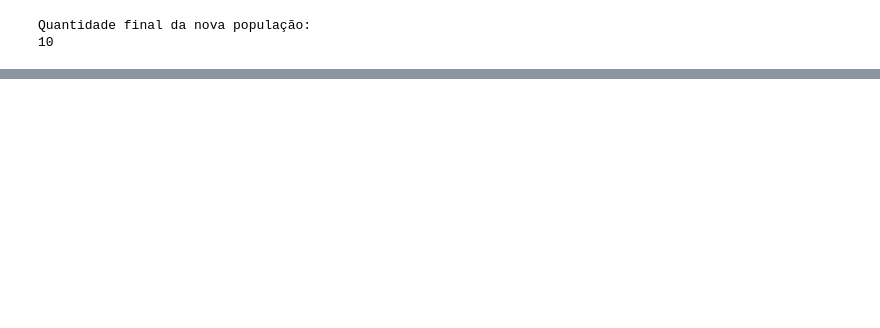
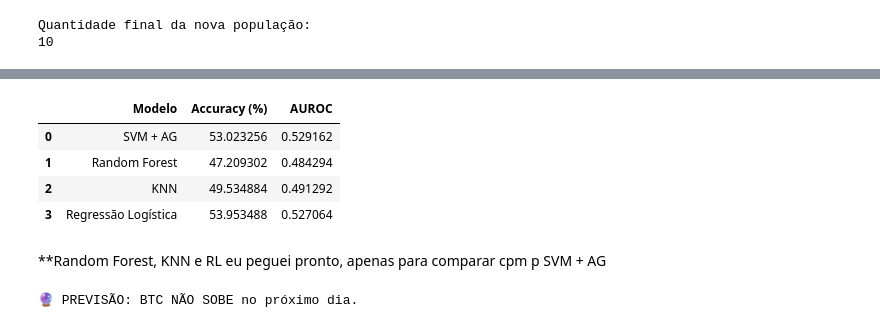
Before and after one commit to vicayumi/IC, a Jupyter notebook: notebooks/01_preditor_btc_eth.ipynb, the cells around one changed output, grey strips where cells are left out. Cells and saved outputs as stored; diff of their text form; code cells hidden in the pictures; blank space fills up the shorter version.

```diff
--- a/notebooks/01_preditor_btc_eth.ipynb
+++ b/notebooks/01_preditor_btc_eth.ipynb
@@ -1662,0 +2217,13 @@ melhores_cromossomos = [] #vai guardar o cromossomo correspondente ao melhor AUR
+# %%
+#treina
+from sklearn.svm import SVC
+
+modelo_svm_final = SVC(
+    kernel="rbf",
+    random_state=42
+)
+
+modelo_svm_final.fit(
+    X_treino_selecionado_escalado,
+    y_treino
+)
@@ -1662,0 +2414,53 @@ melhores_cromossomos = [] #vai guardar o cromossomo correspondente ao melhor AUR
+# %%
+import pandas as pd
+
+resultados = pd.DataFrame({
+    "Modelo": [
+        "SVM + AG",
+        "Random Forest",
+        "KNN",
+        "Regressão Logística"
+    ],
+    "Accuracy": [
+        acuracia_final,
+        acuracia_rf,
+        acuracia_knn,
+        acuracia_lr
+    ],
+    "AUROC": [
+        auroc_final,
+        auroc_rf,
+        auroc_knn,
+        auroc_lr
+    ]
+})
+
+resultados["Accuracy (%)"] = resultados["Accuracy"] * 100
+
+resultados = resultados[
+    ["Modelo", "Accuracy (%)", "AUROC"]
+]
+
+resultados
+# %% [output]
+|  | Modelo | Accuracy (%) | AUROC |
+| 0 | SVM + AG | 53.023256 | 0.529162 |
+| 1 | Random Forest | 47.209302 | 0.484294 |
+| 2 | KNN | 49.534884 | 0.491292 |
+| 3 | Regressão Logística | 53.953488 | 0.527064 |
+# %% [markdown]
+**Random Forest, KNN e RL eu peguei pronto, apenas para comparar cpm p SVM + AG
+# %%
+# previsao
+
+# Pega a previsão do último dia disponível
+ultima_previsao = modelo_svm_final.predict(
+    X_teste_selecionado_escalado[-1].reshape(1, -1)
+)
+
+if ultima_previsao[0] == 1:
+    print("BTC SOBE no próximo dia.")
+else:
+    print("BTC NÃO SOBE no próximo dia.")
+# %% [output]
+🔮 PREVISÃO: BTC NÃO SOBE no próximo dia.
```
Also changed, not shown: parts of 55 cells of this notebook.
